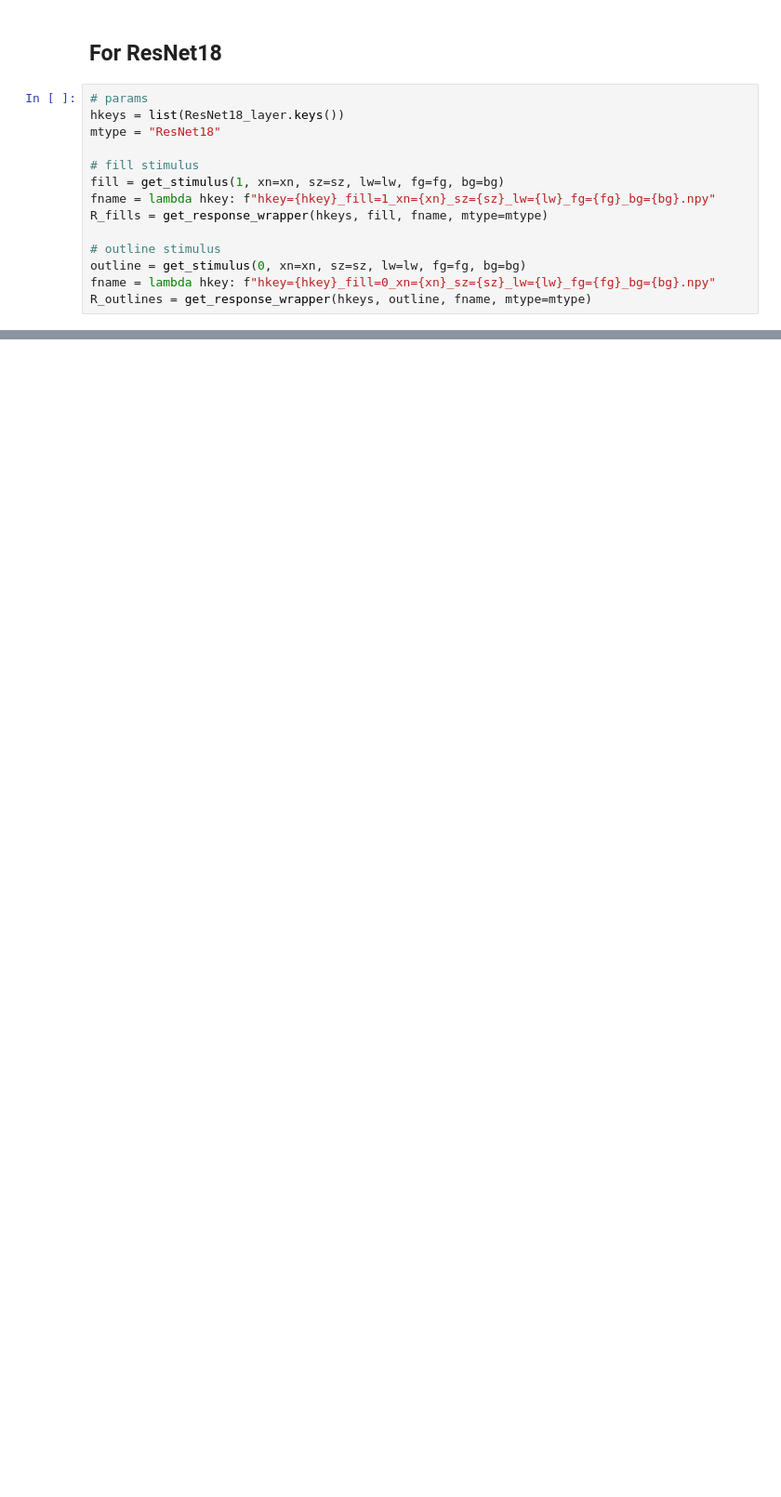
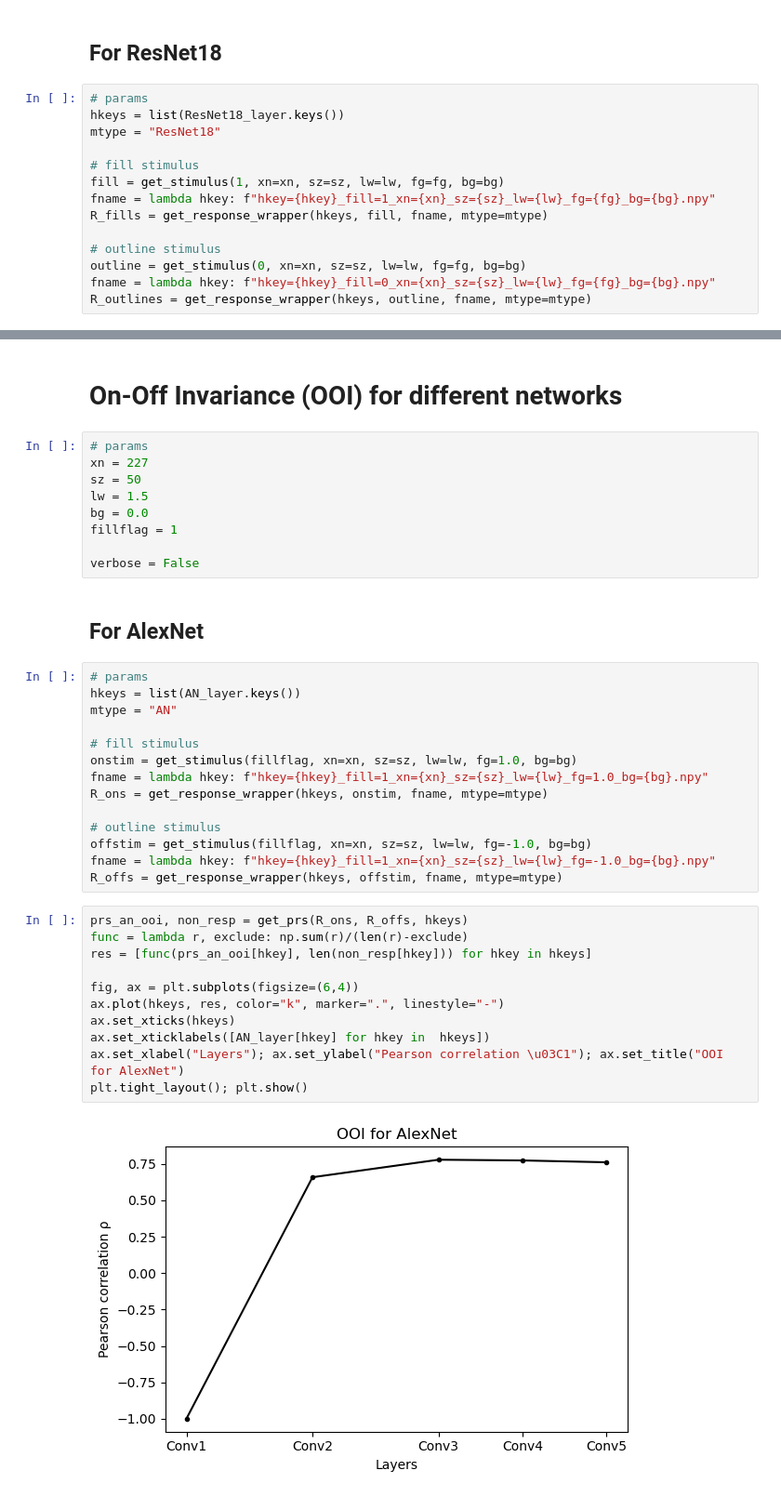
Before and after one commit to L24358/artiphisiology, a Jupyter notebook: main/reports/20230513_summary.ipynb, the cells around one changed output, grey strips where cells are left out. Shown at 93% size. Cells and saved outputs as stored; diff of their text form; blank space fills up the shorter version.

```diff
--- a/main/reports/20230513_summary.ipynb
+++ b/main/reports/20230513_summary.ipynb
@@ -148,0 +130,40 @@ plt.tight_layout(); plt.show()
+# %% [markdown]
+# On-Off Invariance (OOI) for different networks
+# %%
+# params
+xn = 227
+sz = 50
+lw = 1.5
+bg = 0.0
+fillflag = 1
+
+verbose = False
+# %% [markdown]
+## For AlexNet
+# %%
+# params
+hkeys = list(AN_layer.keys())
+mtype = "AN"
+
+# fill stimulus
+onstim = get_stimulus(fillflag, xn=xn, sz=sz, lw=lw, fg=1.0, bg=bg)
+fname = lambda hkey: f"hkey={hkey}_fill=1_xn={xn}_sz={sz}_lw={lw}_fg=1.0_bg={bg}.npy"
+R_ons = get_response_wrapper(hkeys, onstim, fname, mtype=mtype)
+
+# outline stimulus
+offstim = get_stimulus(fillflag, xn=xn, sz=sz, lw=lw, fg=-1.0, bg=bg)
+fname = lambda hkey: f"hkey={hkey}_fill=1_xn={xn}_sz={sz}_lw={lw}_fg=-1.0_bg={bg}.npy"
+R_offs = get_response_wrapper(hkeys, offstim, fname, mtype=mtype)
+# %%
+prs_an_ooi, non_resp = get_prs(R_ons, R_offs, hkeys)
+func = lambda r, exclude: np.sum(r)/(len(r)-exclude)
+res = [func(prs_an_ooi[hkey], len(non_resp[hkey])) for hkey in hkeys]
+
+fig, ax = plt.subplots(figsize=(6,4))
+ax.plot(hkeys, res, color="k", marker=".", linestyle="-")
+ax.set_xticks(hkeys)
+ax.set_xticklabels([AN_layer[hkey] for hkey in  hkeys])
+ax.set_xlabel("Layers"); ax.set_ylabel("Pearson correlation \u03C1"); ax.set_title("OOI for AlexNet")
+plt.tight_layout(); plt.show()
+# %% [output]
+[figure, added]
```
Also changed, not shown: parts of 21 cells of this notebook, 3 other files.
